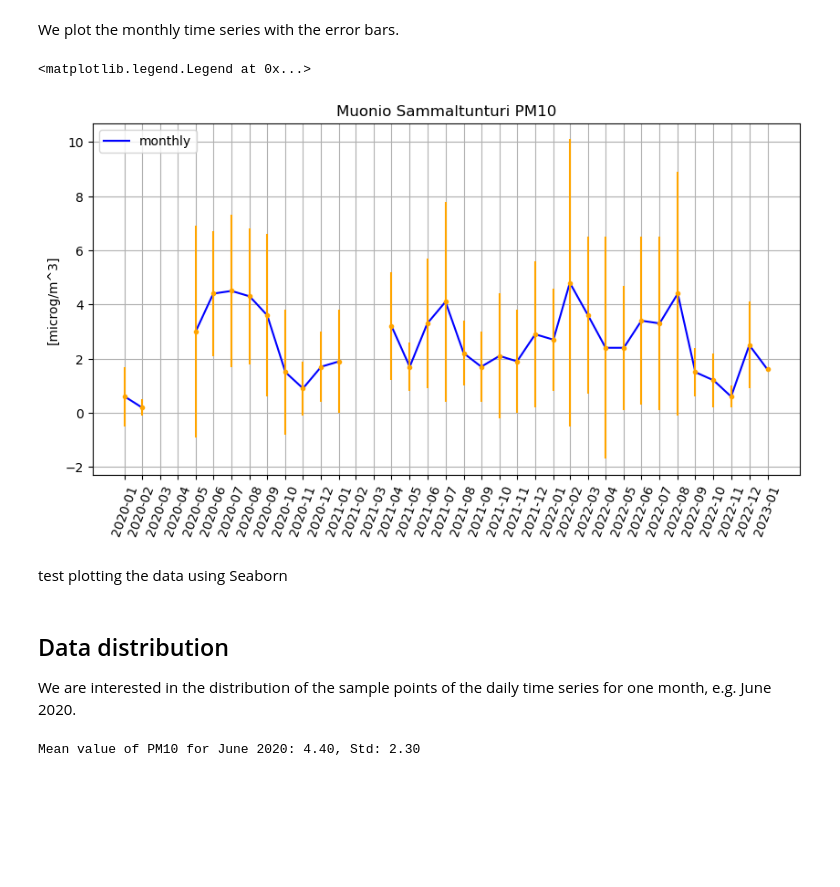
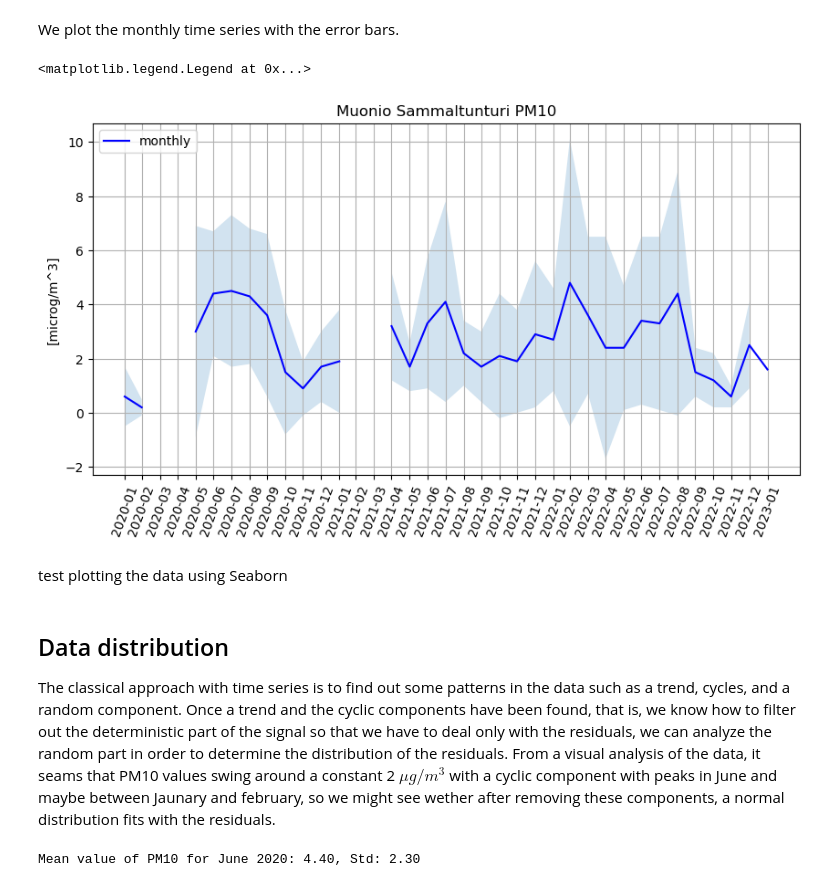
Before and after one commit to luigiselmi/climate, a Jupyter notebook: iia/arctic/air_quality_arctic.ipynb, the cells around one changed output. Drawn from its saved outputs; the diff is of its cells as text; code cells hidden in the pictures; blank space fills up the shorter version.

Commit message:
changed errors visualization

```diff
--- a/iia/arctic/air_quality_arctic.ipynb
+++ b/iia/arctic/air_quality_arctic.ipynb
@@ -223,24 +223,25 @@ We plot the monthly time series with the error bars.
 # %%
 fig, ax = plt.subplots(figsize=(10,5))
 ax.grid(True)
 ax.set_title('Muonio Sammaltunturi PM10')
 ax.set_ylabel('[microg/m^3]')
 ax.set_xticks(muonio_months_df.index)
 ax.set_xticklabels(muonio_months_df.index, rotation=70)
 ax.xaxis.set_major_formatter(mdates.DateFormatter('%Y-%m'))
 plt_months = ax.plot(muonio_months_df['PM10'], label='monthly', color='blue')
-plt_months= ax.errorbar(muonio_months_df.index, muonio_months_df['PM10'], yerr=muonio_months_df['Std'], color='orange', fmt='.k');
+#plt_months= ax.errorbar(muonio_months_df.index, muonio_months_df['PM10'], yerr=muonio_months_df['Std'], color='orange', fmt='.k');
+plt_month_error = ax.fill_between(muonio_months_df.index, muonio_months_df['PM10'] - muonio_months_df['Std'], muonio_months_df['PM10'] + muonio_months_df['Std'], alpha=0.2)
 plt.legend(loc='upper left')
 # %% [output]
 <matplotlib.legend.Legend at 0x...>
-[figure, old version]
+[figure, new version]
 # %% [markdown]
 <TBD> test plotting the data using Seaborn
 # %%
 import seaborn as sns
 # %% [markdown]
 ## Data distribution
-We are interested in the distribution of the sample points of the daily time series for one month, e.g. June 2020.
+The classical approach with time series is to find out some patterns in the data such as a trend, cycles, and a random component. Once a trend and the cyclic components have been found, that is, we know how to filter out the deterministic part of the signal so that we have to deal only with the residuals, we can analyze the random part in order to determine the distribution of the residuals. From a visual analysis of the data, it seams that PM10 values swing around a constant 2 $\mu g/m^3$ with a cyclic component with peaks in June and maybe between Jaunary and february, so we might see wether after removing these components, a normal distribution fits with the residuals.
 # %%
 mean_june_2020, std_june_2020 = muonio_months_df.loc['2020-06-30']
 print('Mean value of PM10 for June 2020: {0:.2f}, Std: {1:.2f}'.format(mean_june_2020, std_june_2020))
```
